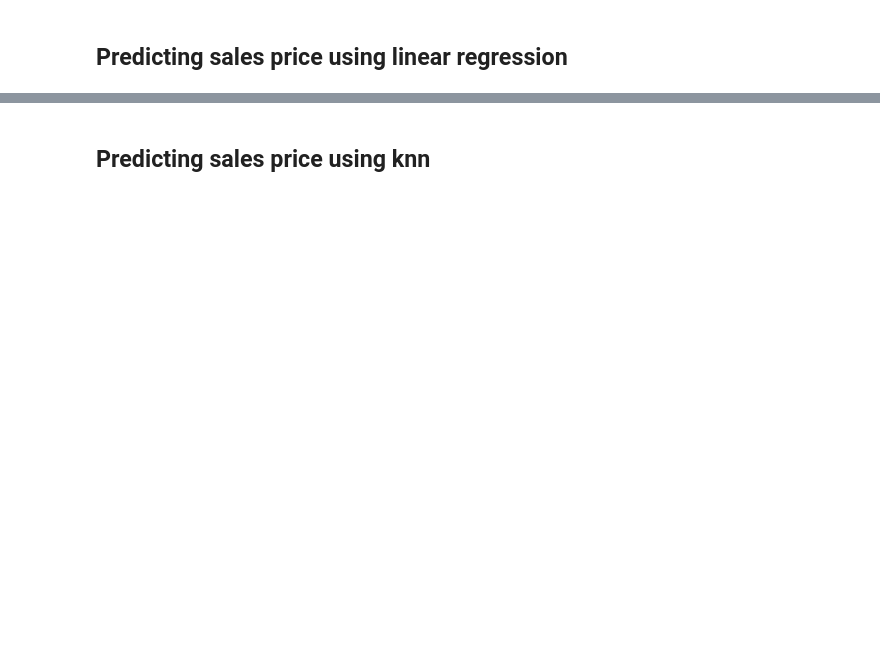
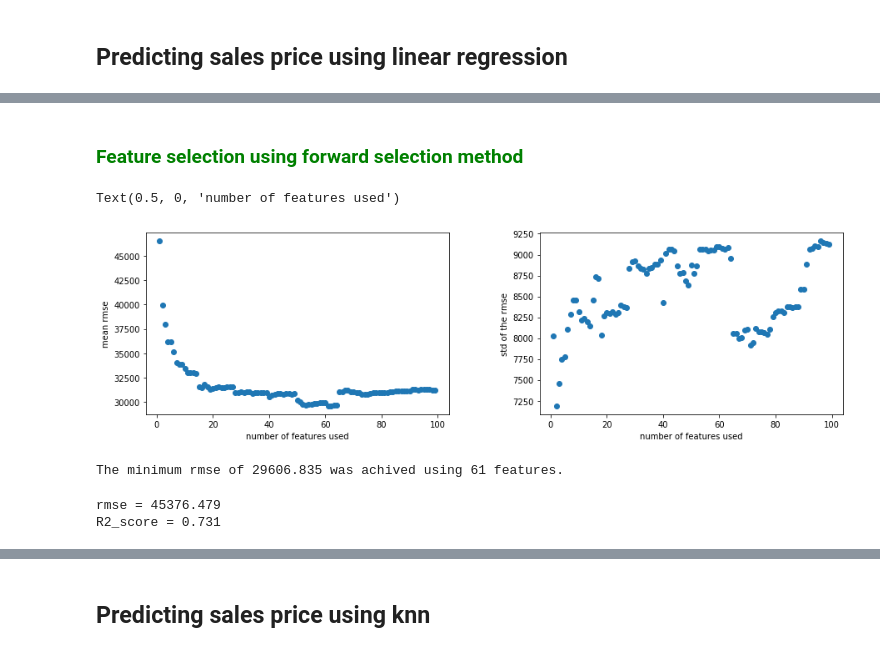
Before and after one commit to Xuehong-pdx/Projects, a Jupyter notebook: Price prediction using multiple ML algorythms.ipynb, the cells around one changed output, grey strips where cells are left out. Drawn from its saved outputs; the diff is of its cells as text; code cells hidden in the pictures; blank space fills up the shorter version.

```diff
--- a/Price prediction using multiple ML algorythms.ipynb
+++ b/Price prediction using multiple ML algorythms.ipynb
@@ -450,5 +345,0 @@ Name: SalePrice, dtype: float64
-# %%
-# drop ['BsmtCond', 'LandSlope','YrSold'] columns
-
-df = df.drop(['BsmtCond', 'LandSlope','YrSold'], axis = 1)
-df.shape
@@ -456,0 +348,8 @@ df.shape
+# %%
+# split data into train and test sets.  X contains feature columns, y contains the target column
+from sklearn.model_selection import train_test_split
+
+features = df.columns[1:]
+X = df[features]
+y = df.SalePrice
+X_train, X_test, y_train, y_test = train_test_split(df[features], df.SalePrice, test_size=0.2, random_state=42)
@@ -699,0 +388,65 @@ As expected, using only four features resutled in poor performance even when usi
+# %% [markdown]
+### <font color='green'>Feature selection using forward selection method</font>
+# %%
+mean_rmse_dict = {}
+std_rmse_dict = {}
+max_col = len(X_train.columns[0:100]) # my computer locks up when more than 120 features are used here.
+for i in range(1, max_col):
+    kf = KFold(10, shuffle = True, random_state = 1)
+    lr = linear_model.LinearRegression()
+    y_pred = cross_val_predict(lr, X_train.iloc[:, 0:i], y_train, cv = kf)
+    mses = cross_val_score(lr, X_train.iloc[:, 0:i], y_train, scoring = 'neg_mean_squared_error', cv = kf)
+    rmses = np.sqrt(np.abs(mses))
+    avg_rmse = np.mean(rmses)
+    std_rmse = np.std(rmses)
+    mean_rmse_dict[i] = round(avg_rmse, 3)
+    std_rmse_dict[i] = round(std_rmse, 3)
+
+mean_df = pd.DataFrame(mean_rmse_dict.items(), columns = ['n_features', 'rmse'])
+std_df = pd.DataFrame(std_rmse_dict.items(), columns = ['n_features', 'std_rmse'])
+# %%
+# plot the relationship between the nubmer of features and the error
+
+fig = plt.figure(figsize = (15,4))
+fig.subplots_adjust(wspace=0.3)
+ax1 = fig.add_subplot(1, 2, 1)
+ax1.scatter(mean_df.n_features, mean_df.rmse)
+ax1.set_ylabel('mean rmse')
+ax1.set_xlabel('number of features used')
+
+ax2 = fig.add_subplot(1, 2, 2)
+ax2.scatter(std_df.n_features, std_df.std_rmse)
+ax2.set_ylabel('std of the rmse')
+ax2.set_xlabel('number of features used')
+# %% [output]
+Text(0.5, 0, 'number of features used')
+[figure, added]
+# %%
+# find the index and value for the number of features that result in the least error.
+
+min_idx = int(mean_df[['rmse']].idxmin())+1
+min_rmse = mean_df.rmse.min()
+print('The minimum rmse of', min_rmse, 'was achived using', min_idx, 'features.')
+# %% [output]
+The minimum rmse of 29606.835 was achived using 61 features.
+# %%
+# Train the model using the training set and the best features determined above.
+
+from sklearn.utils import shuffle
+import numpy as np
+from sklearn.metrics import mean_squared_error
+
+lr = linear_model.LinearRegression()
+lr.fit(X_train.iloc[:,0:min_idx], y_train)
+prediction = lr.predict(X_test.iloc[:, 0:(min_idx)])
+mse = mean_squared_error(y_test, prediction)
+lr_rmse = np.sqrt(mse)
+lr_R2_score = lr.score(X_test.iloc[:,0:min_idx], y_test)
+
+intercept = round(lr.intercept_, 3)
+coefficients = lr.coef_
+print('rmse =', round(lr_rmse, 3))
+print('R2_score =', round(lr_R2_score, 3))
+# %% [output]
+rmse = 45376.479
+R2_score = 0.731
```
Also changed, not shown: parts of 161 cells of this notebook.
